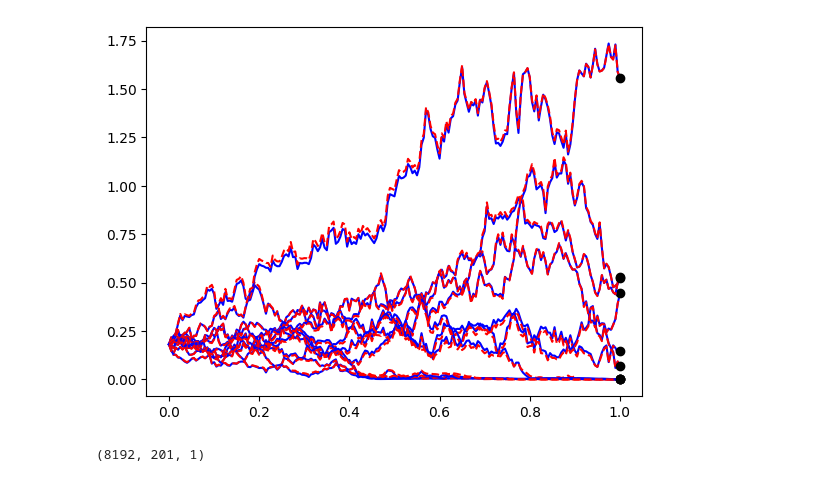
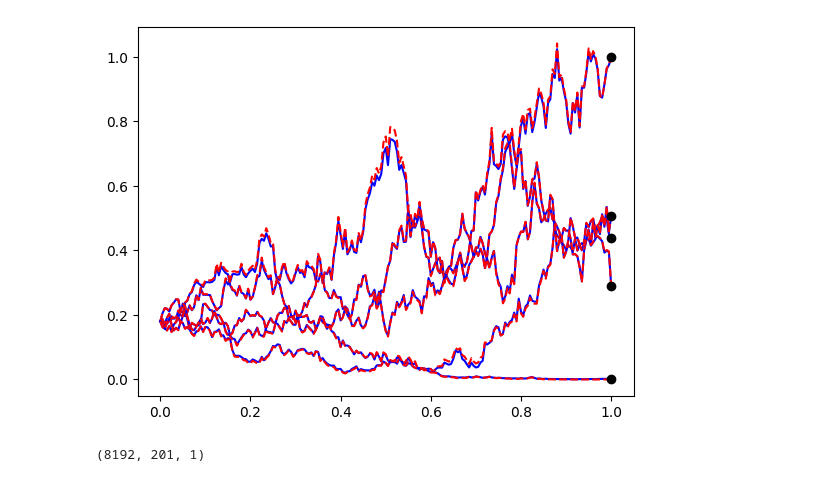
Before and after one commit to Aadhithya-06/Final-Year-Project, a Jupyter notebook: CallOption.ipynb, the cells around one changed output. Cells and saved outputs as stored; diff of their text form; code cells hidden in the pictures.

```diff
--- a/CallOption.ipynb
+++ b/CallOption.ipynb
@@ -53,0 +58,5 @@ total time: 179.10069966316223 s
+# %%
+tot = time.time()
+print(model.device)
+graph = model.train(n_iter, lr)
+print("total time:", time.time() - tot, "s")
@@ -54,5 +81,5 @@ total time: 179.10069966316223 s
 # %%
-model.load_model("models/CallOption3.pth")
+model.load_model("models/CallOption4-256.pth")
 # %%
 np.random.seed(0)
 t_test, W_test = model.fetch_minibatch()
@@ -82,4 +109,4 @@ X_pred = X_pred[:500,:]
 # %%
 from scipy.stats import multivariate_normal as normal
 # %%
-X_preds1 = X_pred[:,:,0]
+X_preds = X_pred[:,:,0]
@@ -118,9 +141,7 @@ sigma = 0.4  # Volatility
 q = 0      # Dividend yield (assuming none)
 T = 1      # Expiry time in years
 
-Y_test1 = calculate_option_prices(X_preds1, t_test[0], K, r, sigma, T, q)
-# Y_test2 = calculate_option_prices(X_preds2, t_test[0], K, r, sigma, T, q)
-Y_test = Y_test1 # + Y_test2
+Y_test = calculate_option_prices(X_preds, t_test[0], K, r, sigma, T, q)
 # %%
 errors = (Y_test[:500] - Y_pred[:500,:,0])**2
 errors.mean(), errors.std()
@@ -157,10 +178,10 @@ plt.show()
 # %%
-for i in range(0, 100, 10):
+for i in range(4, 100, 20):
     plt.plot(t_test[i], Y_pred[i], 'b', label='Learned $u(t,X_t)$')
     plt.plot(t_test[i], Y_test[i], 'r--', label='Exact $u(t,X_t)$')
     plt.plot(t_test[i, -1], Y_test[i, -1], 'ko', label='$Y_T = u(T,X_T)$')
 # %% [output]
-[figure, old version]
+[figure, new version]
 # %%
 Y_pred.shape
 # %% [output]
```
Also changed, not shown: parts of 12 cells of this notebook, 10 other files.
